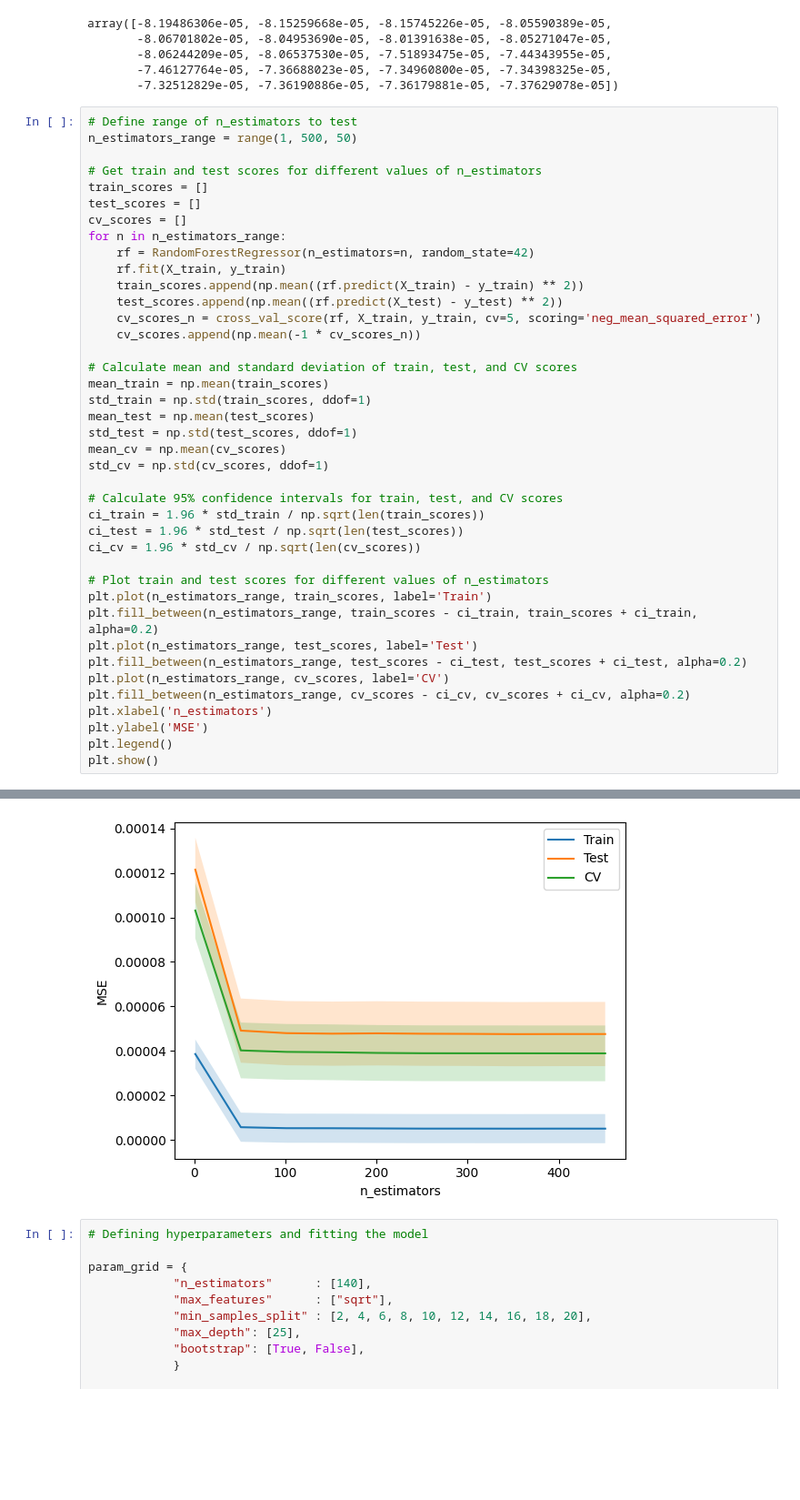
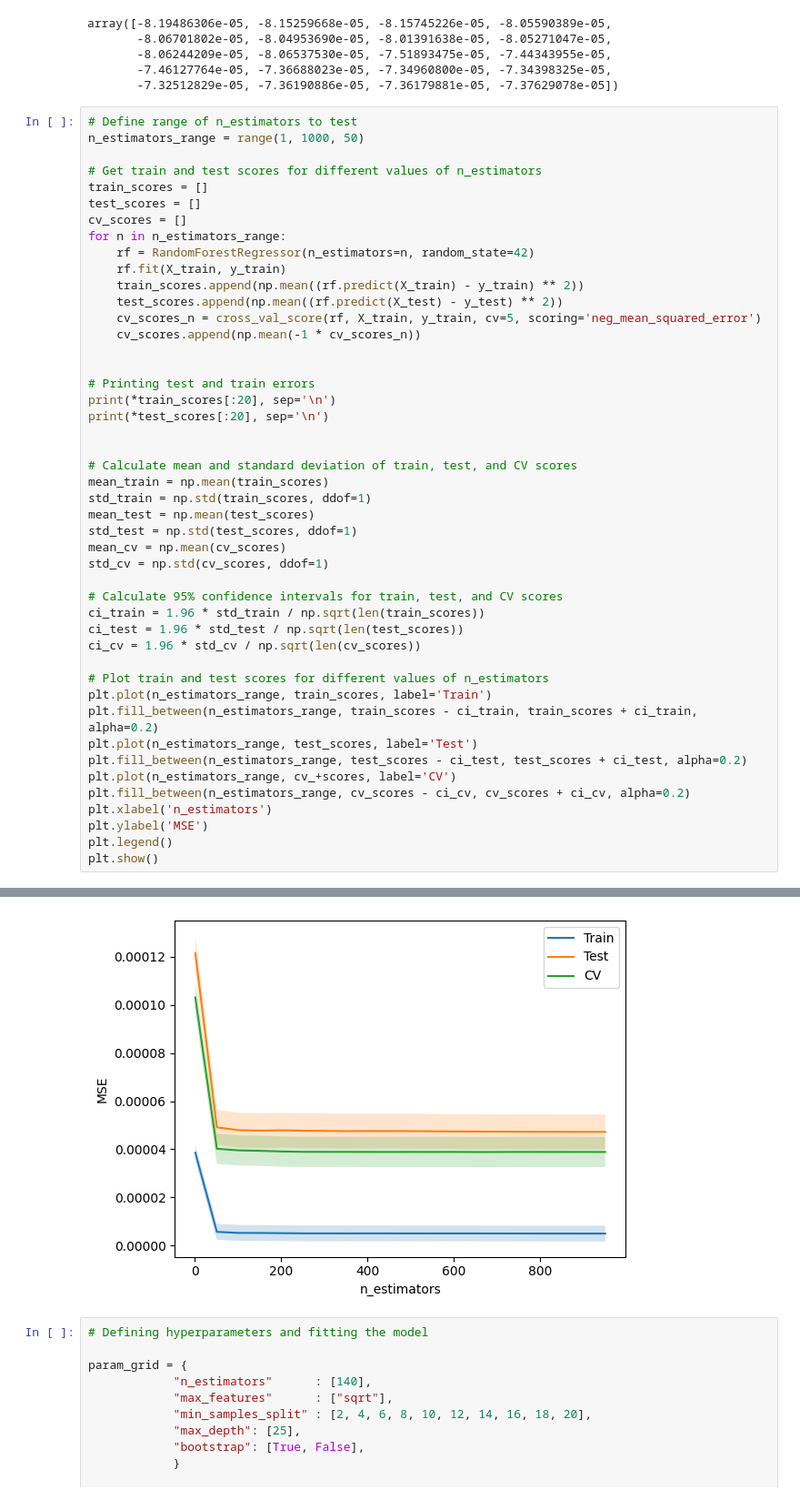
Before and after one commit to Prasannar07/Sea-level-rise, a Jupyter notebook: sneasybrick-ciam-NY.ipynb, the cells around one changed output, grey strips where cells are left out. Shown: that part at 91% size. Drawn from its saved outputs; the diff is of its cells as text; blank space fills up the shorter version.

```diff
--- a/sneasybrick-ciam-NY.ipynb
+++ b/sneasybrick-ciam-NY.ipynb
@@ -213,7 +213,7 @@ array([-8.19486306e-05, -8.15259668e-05, -8.15745226e-05, -8.05590389e-05,
        -7.32512829e-05, -7.36190886e-05, -7.36179881e-05, -7.37629078e-05])
 # %%
 # Define range of n_estimators to test
-n_estimators_range = range(1, 500, 50)
+n_estimators_range = range(1, 1000, 50)
 
 # Get train and test scores for different values of n_estimators
 train_scores = []
@@ -226,6 +226,12 @@ for n in n_estimators_range:
     test_scores.append(np.mean((rf.predict(X_test) - y_test) ** 2))
     cv_scores_n = cross_val_score(rf, X_train, y_train, cv=5, scoring='neg_mean_squared_error')
     cv_scores.append(np.mean(-1 * cv_scores_n))
+
+
+# Printing test and train errors
+print(*train_scores[:20], sep='\n')
+print(*test_scores[:20], sep='\n')
+
 
 # Calculate mean and standard deviation of train, test, and CV scores
 mean_train = np.mean(train_scores)
@@ -245,7 +251,7 @@ plt.plot(n_estimators_range, train_scores, label='Train')
 plt.fill_between(n_estimators_range, train_scores - ci_train, train_scores + ci_train, alpha=0.2)
 plt.plot(n_estimators_range, test_scores, label='Test')
 plt.fill_between(n_estimators_range, test_scores - ci_test, test_scores + ci_test, alpha=0.2)
-plt.plot(n_estimators_range, cv_scores, label='CV')
+plt.plot(n_estimators_range, cv_+scores, label='CV')
 plt.fill_between(n_estimators_range, cv_scores - ci_cv, cv_scores + ci_cv, alpha=0.2)
 plt.xlabel('n_estimators')
 plt.ylabel('MSE')
@@ -255,4 +278,4 @@ plt.show()
-[figure, old version]
+[figure, new version]
 # %%
 # Defining hyperparameters and fitting the model
 
```
Also changed, not shown: parts of 1 cell of this notebook.
